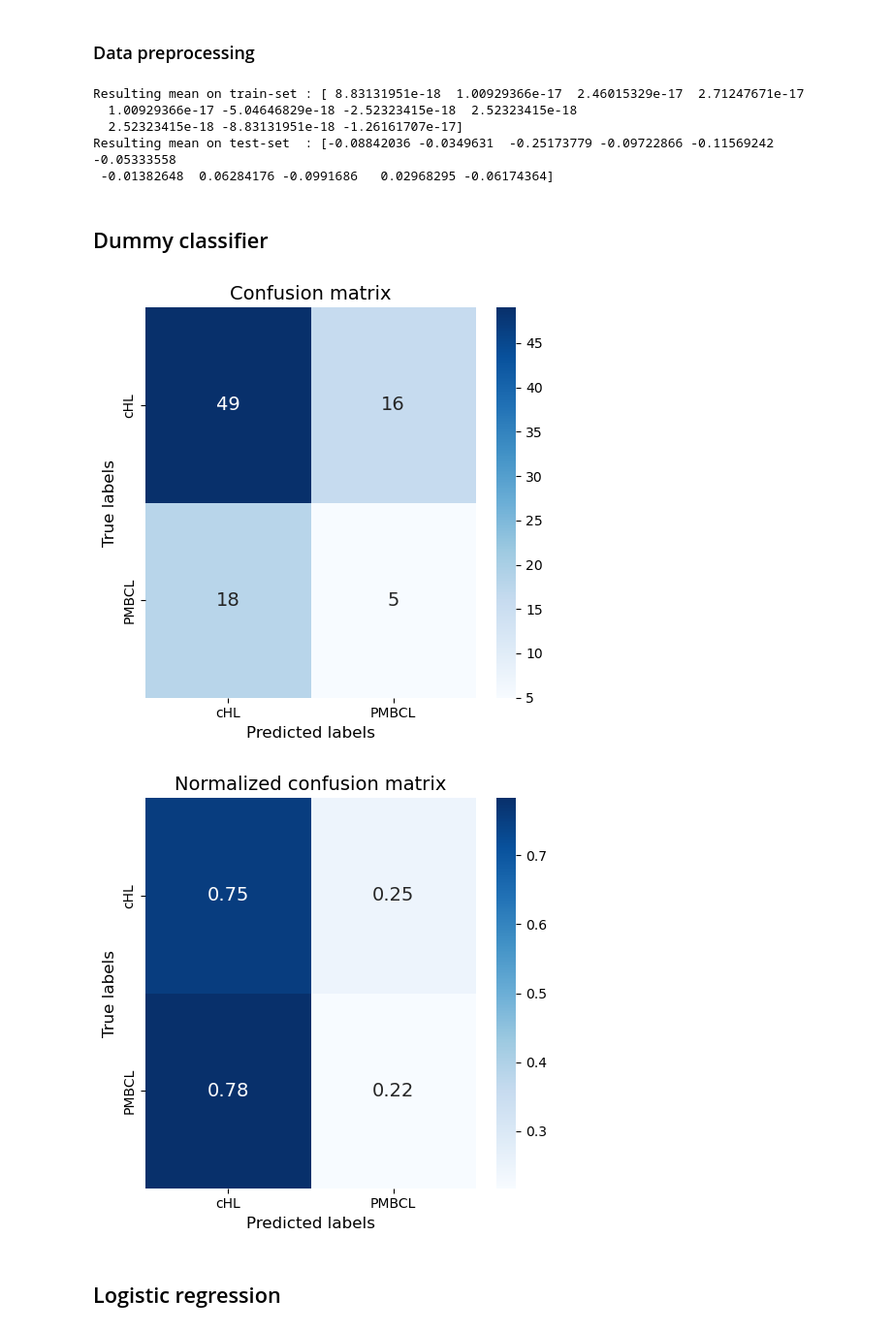
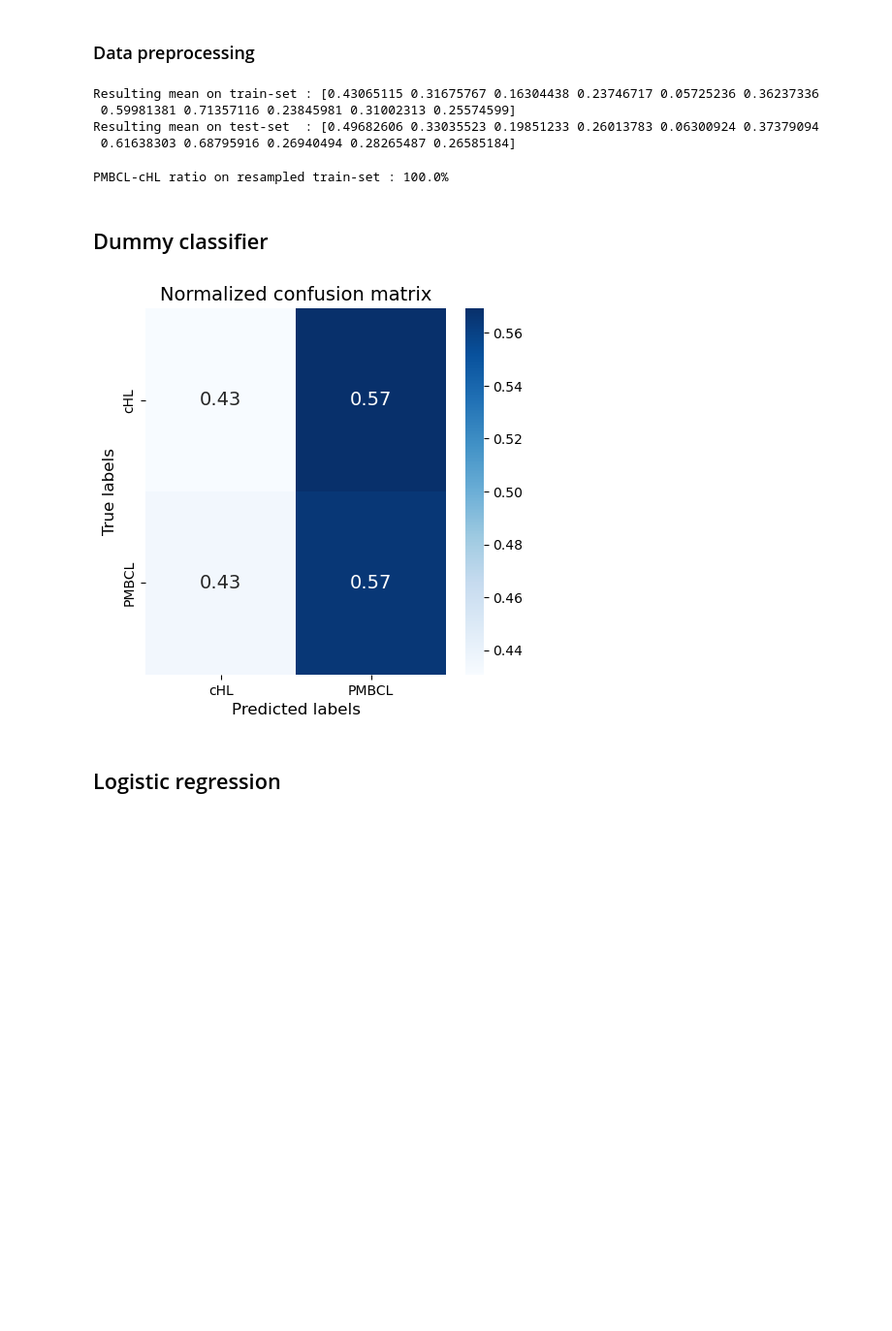
Before and after one commit to harel-coffee/mediastinal-lymphoma-classification-auto, a Jupyter notebook: 3_binary_classification.ipynb, the cells around one changed output. Shown at 97% size. Saved outputs shown, nothing was run; the diff lists cells and outputs as text; code cells hidden in the pictures; blank space fills up the shorter version.

```diff
--- a/3_binary_classification.ipynb
+++ b/3_binary_classification.ipynb
@@ -103,7 +103,7 @@ First 5 IDs on test-set  : [63 84 73 69 79]
 # %% [markdown]
 ### Data preprocessing
 # %%
-scaler = StandardScaler()
+scaler = MinMaxScaler()
 
 X_train_original = X_train
 
@@ -113,22 +113,32 @@ X_test  = scaler . transform ( X_test )
 print ( f"Resulting mean on train-set : {np.mean(X_train, axis = 0)}" )
 print ( f"Resulting mean on test-set  : {np.mean(X_test, axis = 0)}" )
 # %% [output]
-Resulting mean on train-set : [ 8.83131951e-18  1.00929366e-17  2.46015329e-17  2.71247671e-17
-  1.00929366e-17 -5.04646829e-18 -2.52323415e-18  2.52323415e-18
-  2.52323415e-18 -8.83131951e-18 -1.26161707e-17]
-Resulting mean on test-set  : [-0.08842036 -0.0349631  -0.25173779 -0.09722866 -0.11569242 -0.05333558
- -0.01382648  0.06284176 -0.0991686   0.02968295 -0.06174364]
+Resulting mean on train-set : [0.43065115 0.31675767 0.16304438 0.23746717 0.05725236 0.36237336
+ 0.59981381 0.71357116 0.23845981 0.31002313 0.25574599]
+Resulting mean on test-set  : [0.49682606 0.33035523 0.19851233 0.26013783 0.06300924 0.37379094
+ 0.61638303 0.68795916 0.26940494 0.28265487 0.26585184]
+# %%
+sm = SMOTE()   # oversampling technique
+X_train_res, y_train_res = sm.fit_resample ( X_train , y_train )
+
+### Resampled train-set
+ratio_train_res = len(y_train_res[y_train_res == True]) / len(y_train_res[y_train_res == False])
+print ( "PMBCL-cHL ratio on resampled train-set : {:.1f}%" . format (100 * ratio_train_res) )
+# %% [output]
+PMBCL-cHL ratio on resampled train-set : 100.0%
 # %% [markdown]
 ## Dummy classifier
 # %%
 clf_dummy = DummyClassifier (strategy = "stratified")
+clf_dummy . fit ( X_train_res, y_train_res )   # training over resampled train-set
 
-dummy_scores = cross_val_predict ( clf_dummy, X_train, y_train, cv = 3, method = "predict_proba" )
-y_train_pred = ( dummy_scores[:,1] == 1)
+dummy_scores = clf_dummy . predict_proba ( X_train )
+y_pred_dummy = ( dummy_scores[:,1] == 1 )   # predictions over original train-set
-# %%
-_ = precision_recall_scores ( y_train, y_train_pred, labels = LABELS, show_conf_matrix = True, fig_name = "dummy-clf" )
-# %% [output]
-[figure, removed]
-[figure, removed]
+# %%
+conf_matrix_train = confusion_matrix ( y_train, y_pred_dummy )
+
+plot_conf_matrices ( conf_matrix = conf_matrix_train, labels = LABELS, show_matrix = "norm", save_figure = False )
+# %% [output]
+[figure, added]
 # %% [markdown]
 ## Logistic regression
```
Also changed, not shown: parts of 41 cells of this notebook.
